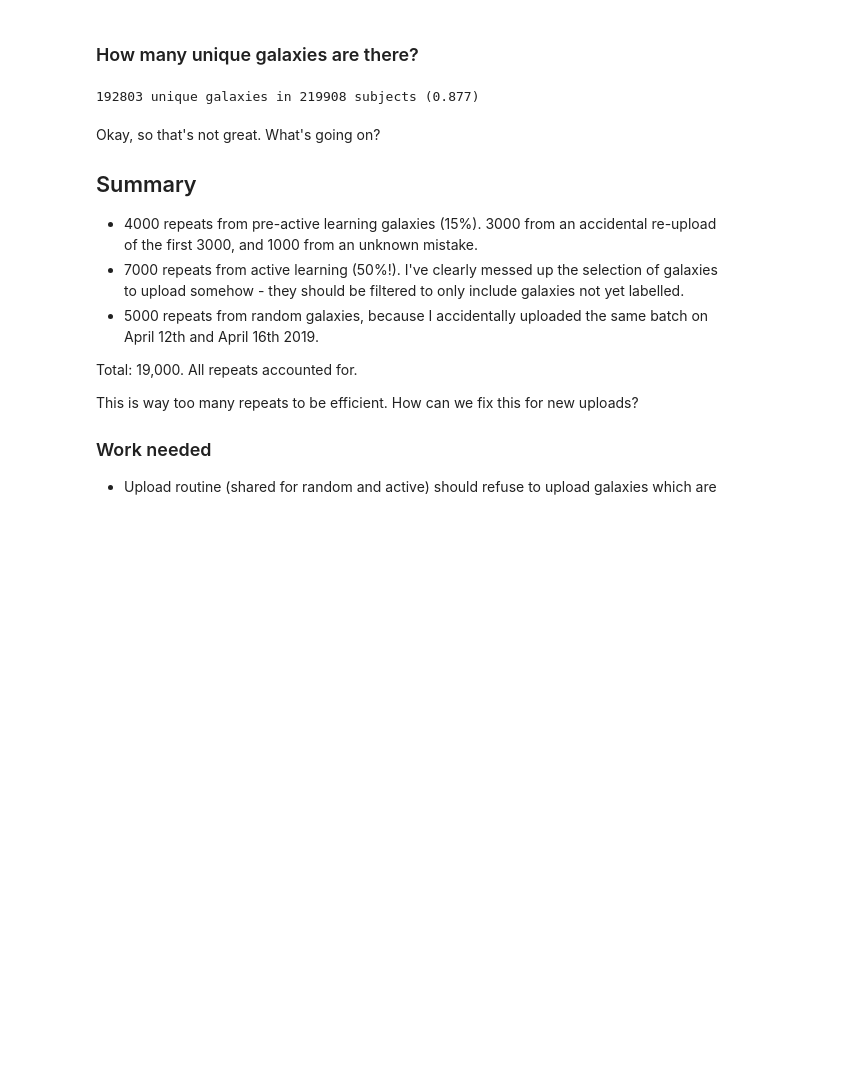
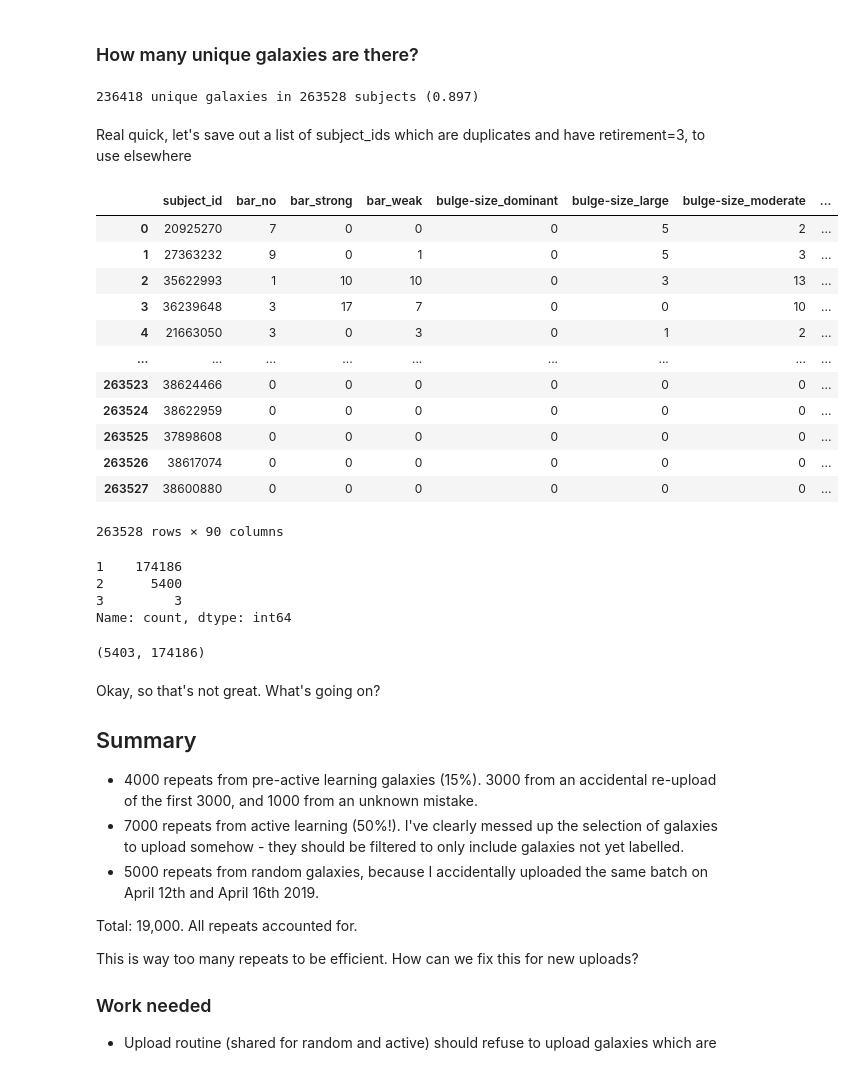
Before and after one commit to colinleach/zoobot, a Jupyter notebook: notebooks/debugging/duplicate_classifications.ipynb, the cells around one changed output. Saved outputs shown, nothing was run; the diff lists cells and outputs as text; code cells hidden in the pictures; blank space fills up the shorter version.

```diff
--- a/notebooks/debugging/duplicate_classifications.ipynb
+++ b/notebooks/debugging/duplicate_classifications.ipynb
@@ -10,7 +14,7 @@ from PIL import Image
 # %%
 # df_loc = '/media/mike/beta/decals/results/classifications_2019_10_03.csv'
 # df_loc = '/media/mike/beta/decals/temp_workdir/classifications/classifications_2020_01_29.csv'
-df_loc = '/home/walml/repos/zoobot/data/classifications_2020_04_09.csv'
+df_loc = '/home/walml/repos/zoobot/data/classifications_2020_04_21.csv'
 df = pd.read_csv(df_loc)
 # %% [markdown]
 ### How many unique galaxies are there?
@@ -20,4 +24,22 @@ def count_unique(df):
 # %%
 count_unique(df)
 # %% [output]
-192803 unique galaxies in 219908 subjects (0.877)
+236418 unique galaxies in 263528 subjects (0.897)
+# %% [markdown]
+Real quick, let's save out a list of subject_ids which are duplicates and have retirement=3, to use elsewhere
+# %%
+df
+# %% [output]
+|  | subject_id | bar_no | bar_strong | bar_weak | bulge-size_dominant | bulge-size_large | bulge-size_moderate | ... |
+| 0 | 20925270 | 7 | 0 | 0 | 0 | 5 | 2 | ... |
+| 1 | 27363232 | 9 | 0 | 1 | 0 | 5 | 3 | ... |
+| 2 | 35622993 | 1 | 10 | 10 | 0 | 3 | 13 | ... |
+| 3 | 36239648 | 3 | 17 | 7 | 0 | 0 | 10 | ... |
+| 4 | 21663050 | 3 | 0 | 3 | 0 | 1 | 2 | ... |
+| ... | ... | ... | ... | ... | ... | ... | ... | ... |
+| 263523 | 38624466 | 0 | 0 | 0 | 0 | 0 | 0 | ... |
+| 263524 | 38622959 | 0 | 0 | 0 | 0 | 0 | 0 | ... |
+| 263525 | 37898608 | 0 | 0 | 0 | 0 | 0 | 0 | ... |
+| 263526 | 38617074 | 0 | 0 | 0 | 0 | 0 | 0 | ... |
+| 263527 | 38600880 | 0 | 0 | 0 | 0 | 0 | 0 | ... |
+263528 rows × 90 columns
@@ -23,0 +48,7 @@ count_unique(df)
+# %%
+counts['count'].value_counts()
+# %% [output]
+1    174186
+2      5400
+3         3
+Name: count, dtype: int64
@@ -23,0 +58,4 @@ count_unique(df)
+# %%
+len(duplicates), len(not_duplicates)
+# %% [output]
+(5403, 174186)
```
Also changed, not shown: parts of 4 cells of this notebook, 44 other files.
